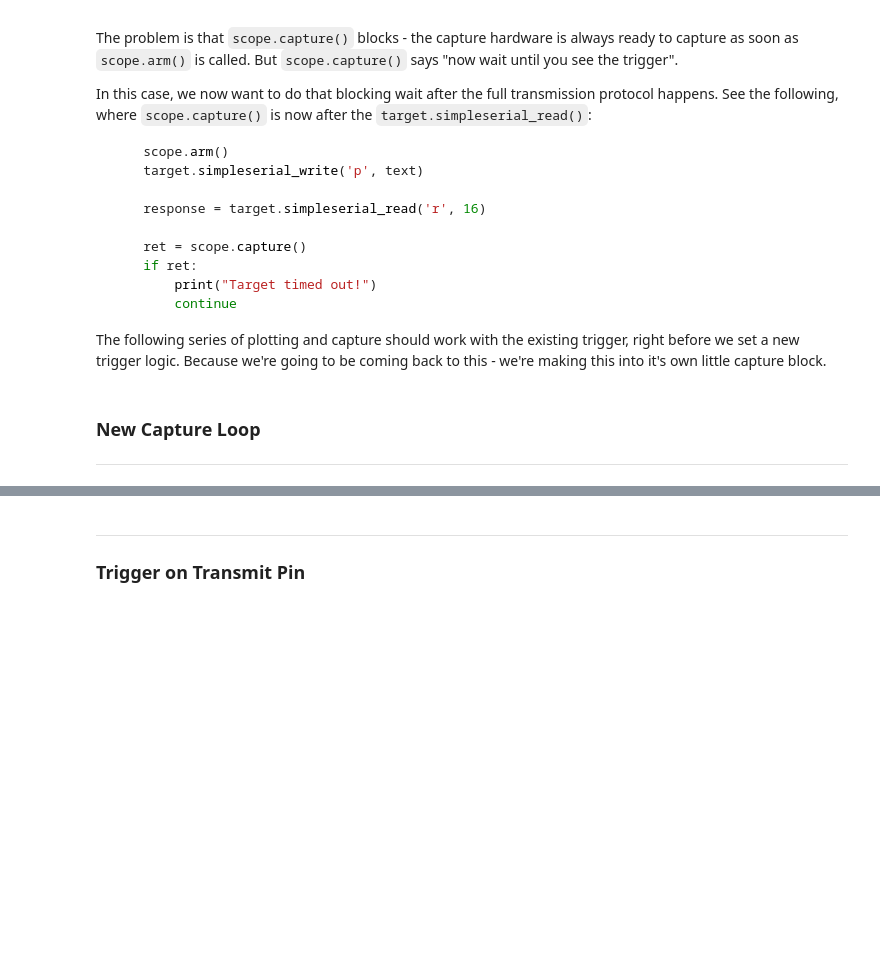
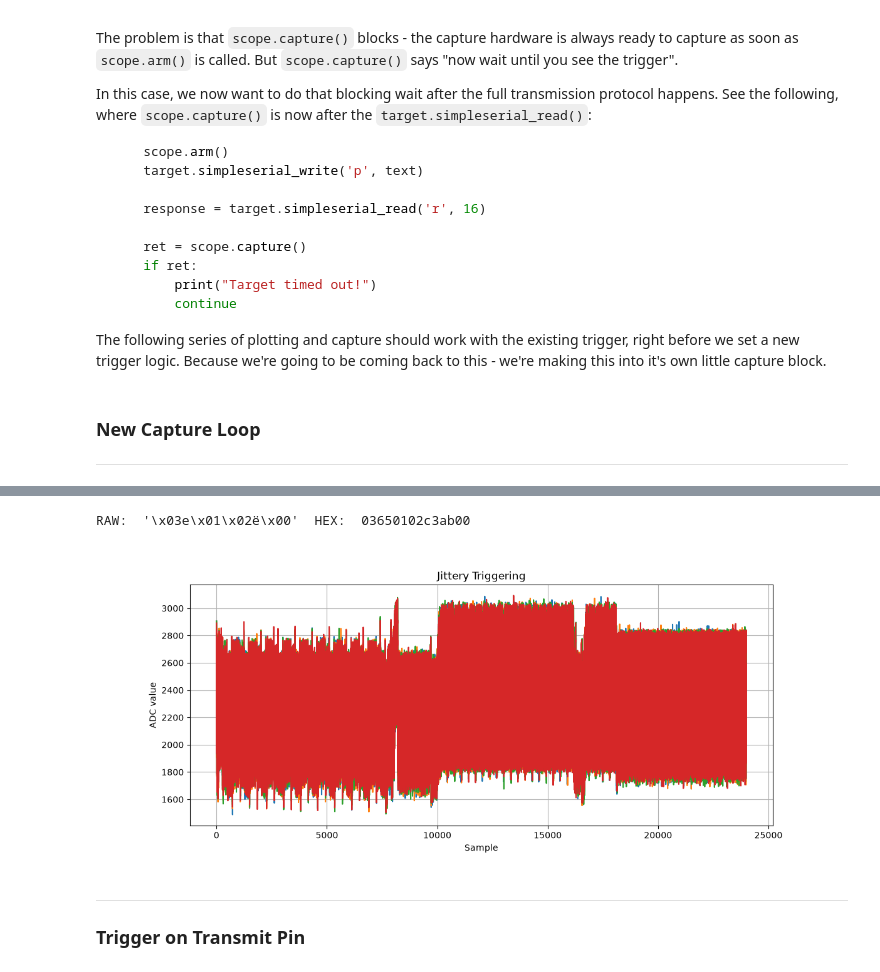
Before and after one commit to peter-hoch/chipwhisperer-jupyter, a Jupyter notebook: courses/sca101/Lab 6_4 - Jittery Triggering on UART.ipynb, the cells around one changed output, grey strips where cells are left out. Saved outputs shown, nothing was run; the diff lists cells and outputs as text; code cells hidden in the pictures; blank space fills up the shorter version.

```diff
--- a/courses/sca101/Lab 6_4 - Jittery Triggering on UART.ipynb
+++ b/courses/sca101/Lab 6_4 - Jittery Triggering on UART.ipynb
@@ -491,33 +518,44 @@ scope.adc.samples = 24000
 # %%
 from tqdm.notebook import trange
 import numpy as np
 import time
 
 reset_target(scope)
 
-fig = cw.plot()
+fig, ax = plt.subplots(figsize=(12, 5))
+ax.set_title("Jittery Triggering")
+ax.set_xlabel("Sample")
+ax.set_ylabel("ADC value")
+ax.grid(True)
+
 ktp = cw.ktp.Basic()
 key, text = ktp.next()
 target.simpleserial_write('k', key)
+
+time.sleep(0.1)
+readAndPrintBuffer();
 
 N = 4
 for i in trange(N, desc='Capturing traces'):
 
     scope.arm()
     target.simpleserial_write('p', text)
 
     response = target.simpleserial_read('r', 16)
 
     ret = scope.capture()
     if ret:
         print("Target timed out!")
         continue
 
     trace = scope.get_last_trace()
 
     #plt.clf()
     plt.plot(trace)
     fig.canvas.draw()
+# %% [output]
+RAW:  '\x03e\x01\x02ë\x00'  HEX:  03650102c3ab00
+[figure, added]
 # %% [markdown]
 ---
 
```
Also changed, not shown: parts of 30 cells of this notebook, 12 other files.
